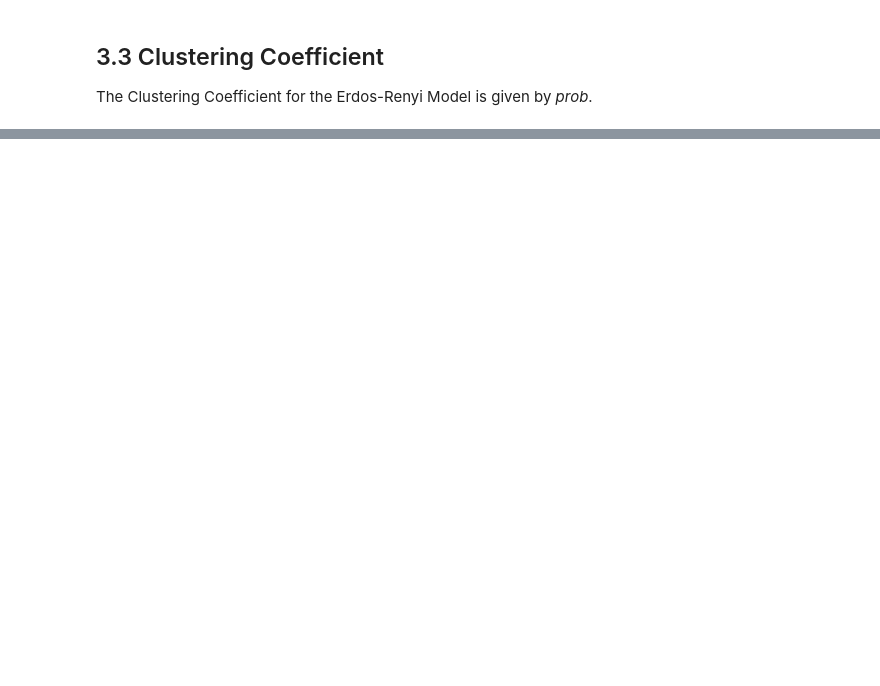
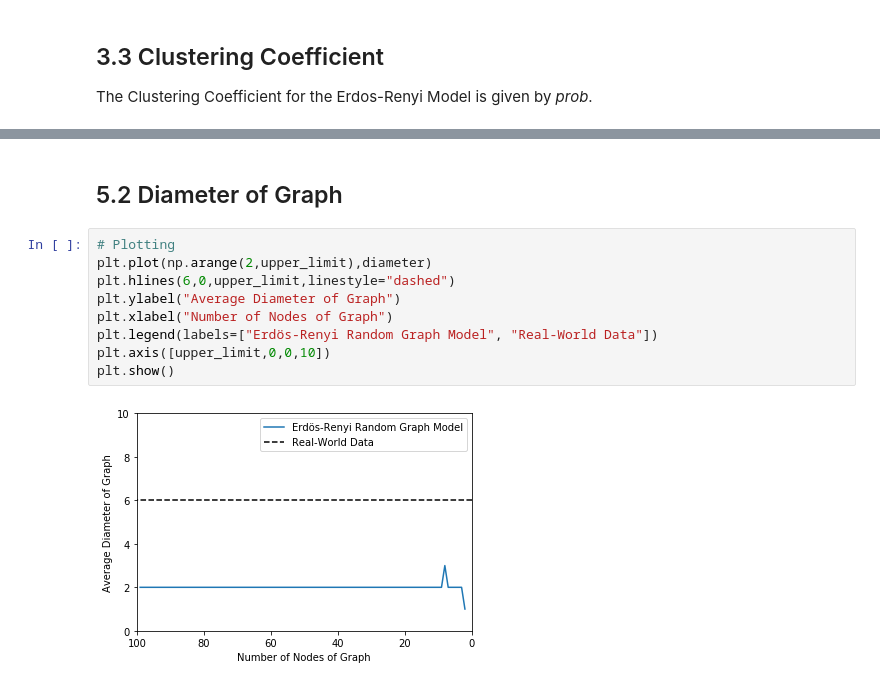
Before and after one commit to akhilnas/medium, a Jupyter notebook: Erdös-Renyi Random Graph Model.ipynb, the cells around one changed output, grey strips where cells are left out. Cells and saved outputs as stored; diff of their text form; blank space fills up the shorter version.

```diff
--- a/Erdös-Renyi Random Graph Model.ipynb
+++ b/Erdös-Renyi Random Graph Model.ipynb
@@ -101,0 +182,13 @@ print("Clustering Coefficient calculated from Formula:" ,prob)
+# %% [markdown]
+## 5.2 Diameter of Graph
+# %%
+# Plotting
+plt.plot(np.arange(2,upper_limit),diameter)
+plt.hlines(6,0,upper_limit,linestyle="dashed")
+plt.ylabel("Average Diameter of Graph")
+plt.xlabel("Number of Nodes of Graph")
+plt.legend(labels=["Erdös-Renyi Random Graph Model", "Real-World Data"])
+plt.axis([upper_limit,0,0,10])
+plt.show()
+# %% [output]
+[figure, added]
```
Also changed, not shown: parts of 19 cells of this notebook, 7 other files.
